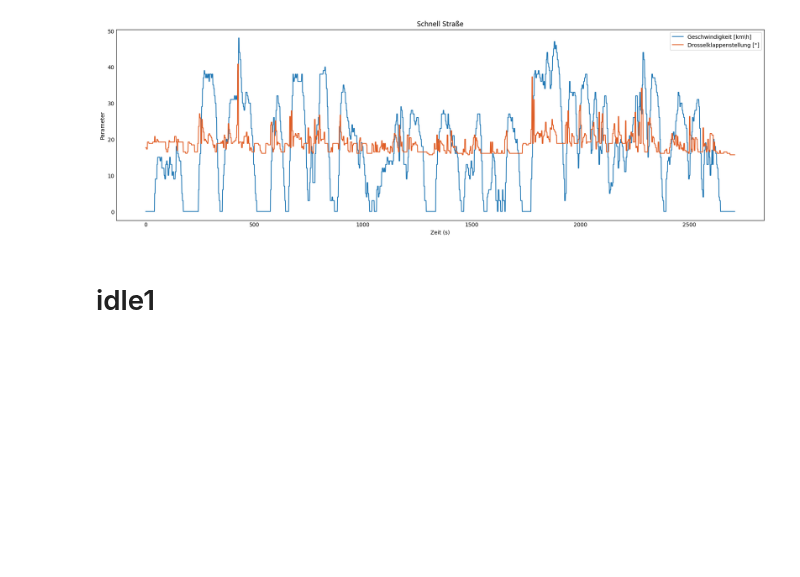
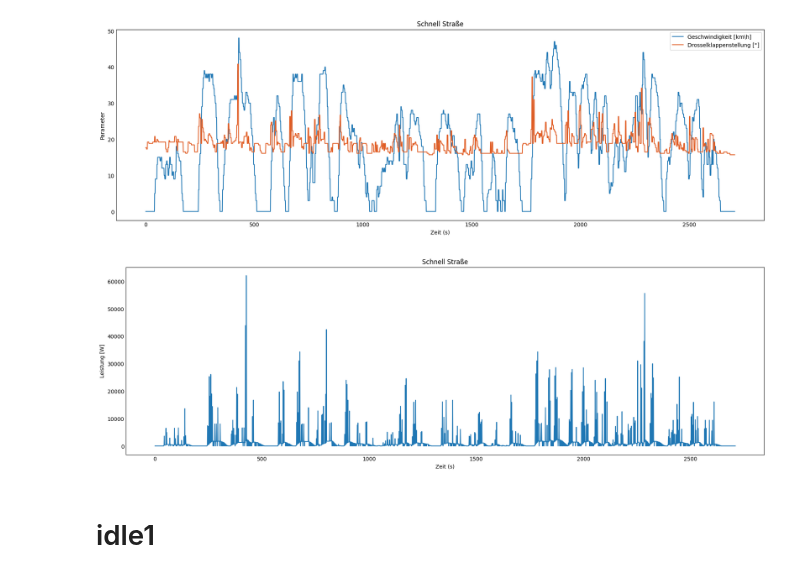
Before and after one commit to camila-duarte/verbrennungsmotoren, a Jupyter notebook: analyse/per_mode.ipynb, the cells around one changed output. Drawn from its saved outputs; the diff is of its cells as text; code cells hidden in the pictures; blank space fills up the shorter version.

```diff
--- a/analyse/per_mode.ipynb
+++ b/analyse/per_mode.ipynb
@@ -53,12 +53,11 @@ index_data_ufpe1 = data_ufpe1['Index ()']
 
 # Imports the leistung
 
-leistung_data_drive1 = data_drive1['Index ()']
-leistung_data_idle1 = data_idle1['Index ()']
-leistung_data_live1 = data_live1['Index ()']
-leistung_data_long1 = data_long1['Index ()']
-leistung_data_long2 = data_long2['INDEX ()']
-leistung_data_ufpe1 = data_ufpe1['Index ()']
+leistung_data_drive1 = data_drive1['LEISTUNG']
+leistung_data_idle1 = data_idle1['LEISTUNG']
+leistung_data_live1 = data_live1['LEISTUNG']
+leistung_data_long1 = data_long1['LEISTUNG']
+leistung_data_ufpe1 = data_ufpe1['LEISTUNG']
 # %% [markdown]
 # Drive1
 # %%
@@ -70,9 +70,8 @@ throttle_drive1 = throttle_data_drive1
 # %%
-#plt.style.use('_mpl-gallery-nogrid')
+plt.style.use('_mpl-gallery-nogrid')
 plt.figure(figsize=(17, 5))
 plt.plot(index_data_drive1, speed_data_drive1, label = 'Geschwindigkeit [km\h]')
 plt.plot(index_data_drive1, throttle_data_drive1, label = 'Drosselklappenstellung [°]', color="#E15C23")
-#plt.plot(index_data_drive1, speed_data_drive1)
 plt.xlabel('Zeit (s)')
 plt.ylabel('Parameter')
 plt.title("Schnell Straße")
@@ -80,6 +79,16 @@ plt.legend()
 plt.show()
 # %% [output]
 [figure]
+# %%
+plt.style.use('_mpl-gallery-nogrid')
+plt.figure(figsize=(17, 5))
+plt.plot(index_data_drive1, leistung_data_drive1)
+plt.xlabel('Zeit (s)')
+plt.ylabel('Leistung [W]')
+plt.title("Schnell Straße")
+plt.show()
+# %% [output]
+[figure, added]
 # %% [markdown]
 # idle1
 # %%
```
Also changed, not shown: parts of 6 cells of this notebook.
